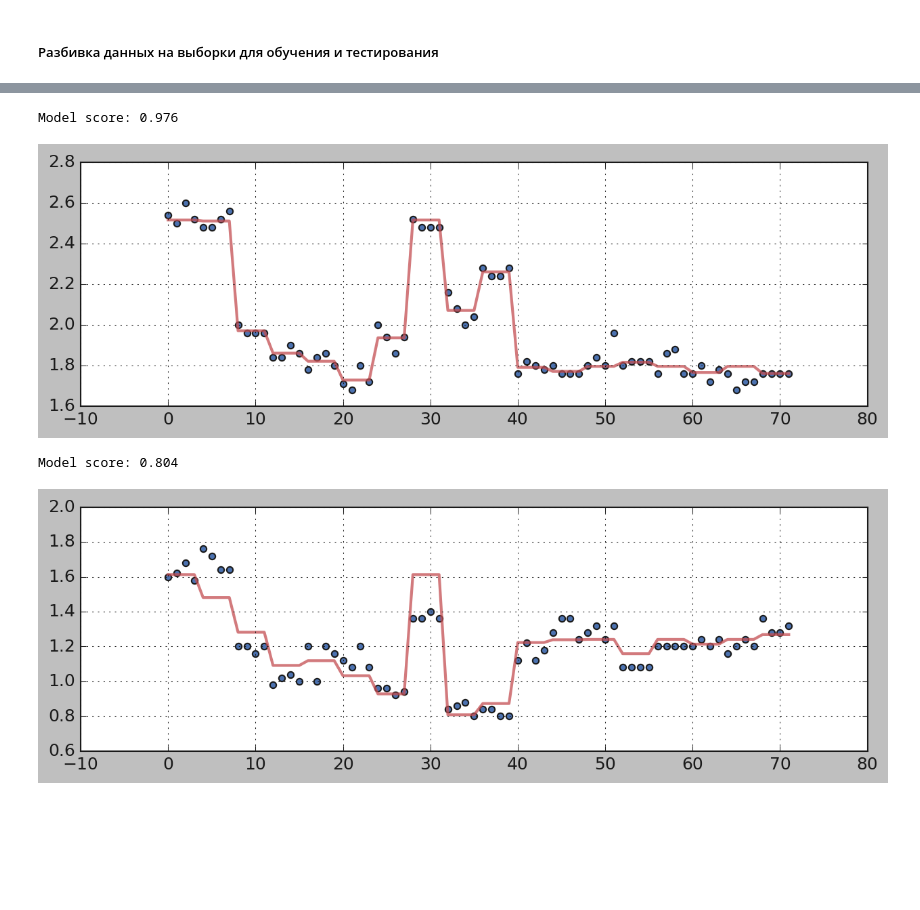
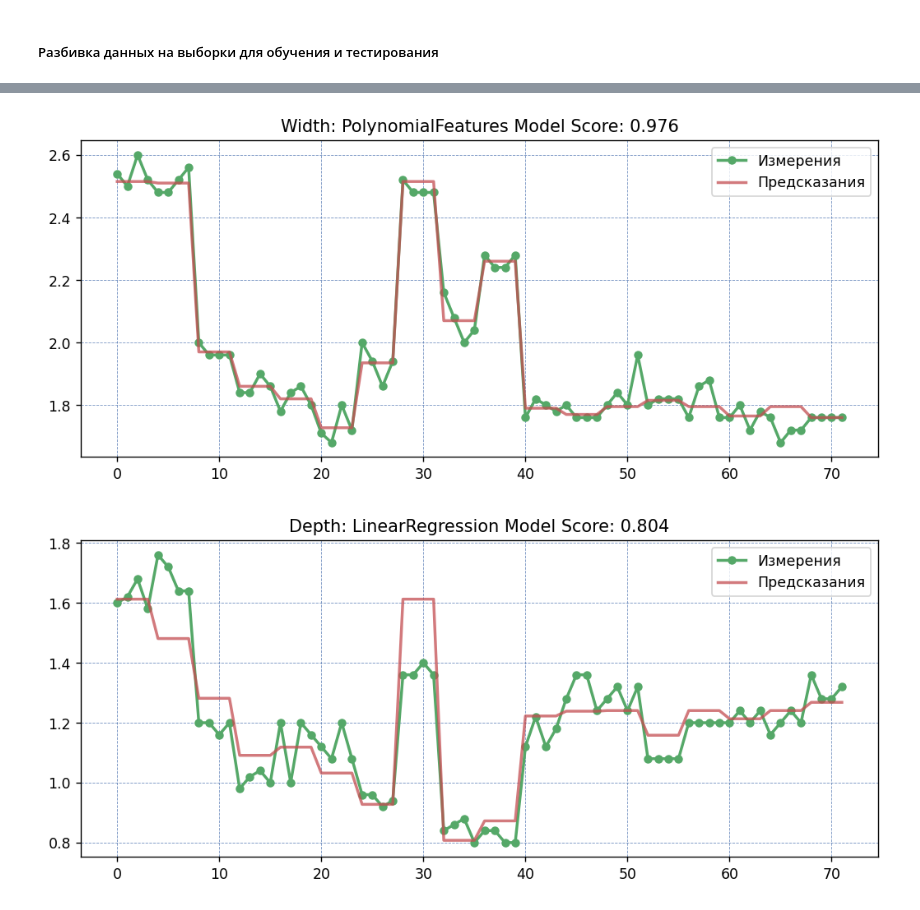
Before and after one commit to VASoftLab/bmstu, a Jupyter notebook: welding.ipynb, the cells around one changed output, grey strips where cells are left out. Drawn from its saved outputs; the diff is of its cells as text; code cells hidden in the pictures; blank space fills up the shorter version.

```diff
--- a/welding.ipynb
+++ b/welding.ipynb
@@ -115,6 +122,8 @@ trainData.corr()
 ##### Корреляционная матрица в виде тепловой карты
 # %%
 plt.figure(figsize = (5, 3), dpi = 100)
+plt.style.use('classic')
+sns.set_style('whitegrid')
 sns.heatmap(trainData.corr(), annot = True)
 plt.show()
 # %% [output]
@@ -181,3 +214,13 @@ yW_test = pd.DataFrame(rawData.iloc[:, 5:6]).values
+# %%
+def plot_model(x, y_test, y_predict, title_txt):
+    plt.rcParams.update(plt.rcParamsDefault)
+    plt.figure(figsize = (10, 4), dpi = 125)
+    plt.plot(x, y_test, 'go-', linewidth = 2, markersize = 5)
+    plt.plot(x, y_predict, '-r',  linewidth = 2, alpha = .75)
+    plt.legend(['Измерения', 'Предсказания'])
+    plt.title(title_txt)
+    plt.grid(color = 'b', linestyle = '--', linewidth = 0.5, alpha = .75)
+    plt.show()
 # %%
 pipe = make_pipeline(StandardScaler(), LinearRegression())
 pipe.fit(X_train, yW_train)
@@ -197,35 +233,21 @@ Model score: 0.943
 # %%
 pipe = make_pipeline(StandardScaler(), PolynomialFeatures(), LinearRegression())
 pipe.fit(X_train, yW_train)
-print(f'Model score: {pipe.score(X_test, yW_test):0.3}')
 yW_predict = pipe.predict(X_test)
 xW_predict = range(yW_predict.shape[0])
 
-plt.figure(figsize = (10, 3), dpi = 150)
-plt.style.use('classic')
-plt.scatter(xW_predict, yW_test)
-plt.plot(xW_predict, yW_predict, '-r',  linewidth = 2, alpha = .75)
-plt.grid()
-plt.show()
+plot_model(xW_predict, yW_test, yW_predict, f'Width: PolynomialFeatures Model Score: {pipe.score(X_test, yW_test):0.3}')
 # %% [output]
-Model score: 0.976
-[figure, old version]
+[figure, new version]
 # %%
 pipe = make_pipeline(StandardScaler(), LinearRegression())
 pipe.fit(X_train, yD_train)
-print(f'Model score: {pipe.score(X_test, yD_test):0.3}')
 yD_predict = pipe.predict(X_test)
 xD_predict = range(yD_predict.shape[0])
 
-plt.figure(figsize = (10, 3), dpi = 150)
-plt.style.use('classic')
-plt.scatter(xD_predict, yD_test)
-plt.plot(xD_predict, yD_predict, '-r',  linewidth = 2, alpha = .75)
-plt.grid()
-plt.show()
+plot_model(xD_predict, yD_test, yD_predict, f'Depth: LinearRegression Model Score: {pipe.score(X_test, yD_test):0.3}')
 # %% [output]
-Model score: 0.804
-[figure, old version]
+[figure, new version]
 # %%
 pipe = make_pipeline(StandardScaler(), PolynomialFeatures(), LinearRegression())
 pipe.fit(X_train, yD_train)
```
Also changed, not shown: parts of 14 cells of this notebook, 1 other file.
